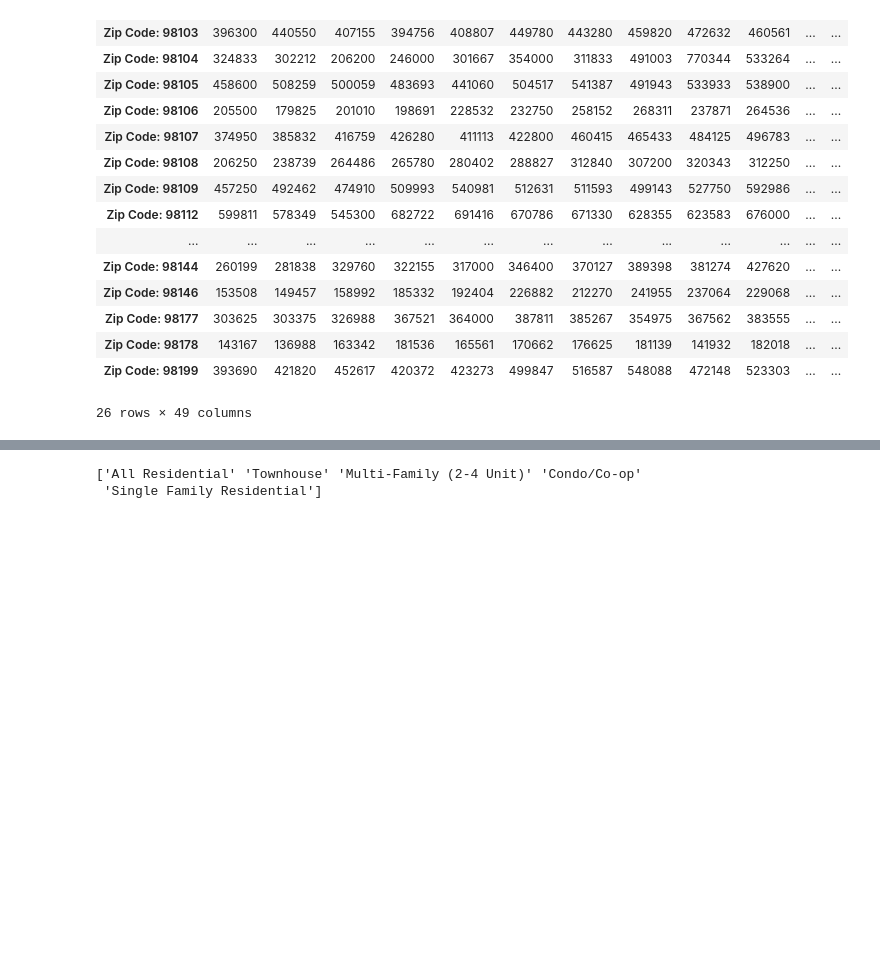
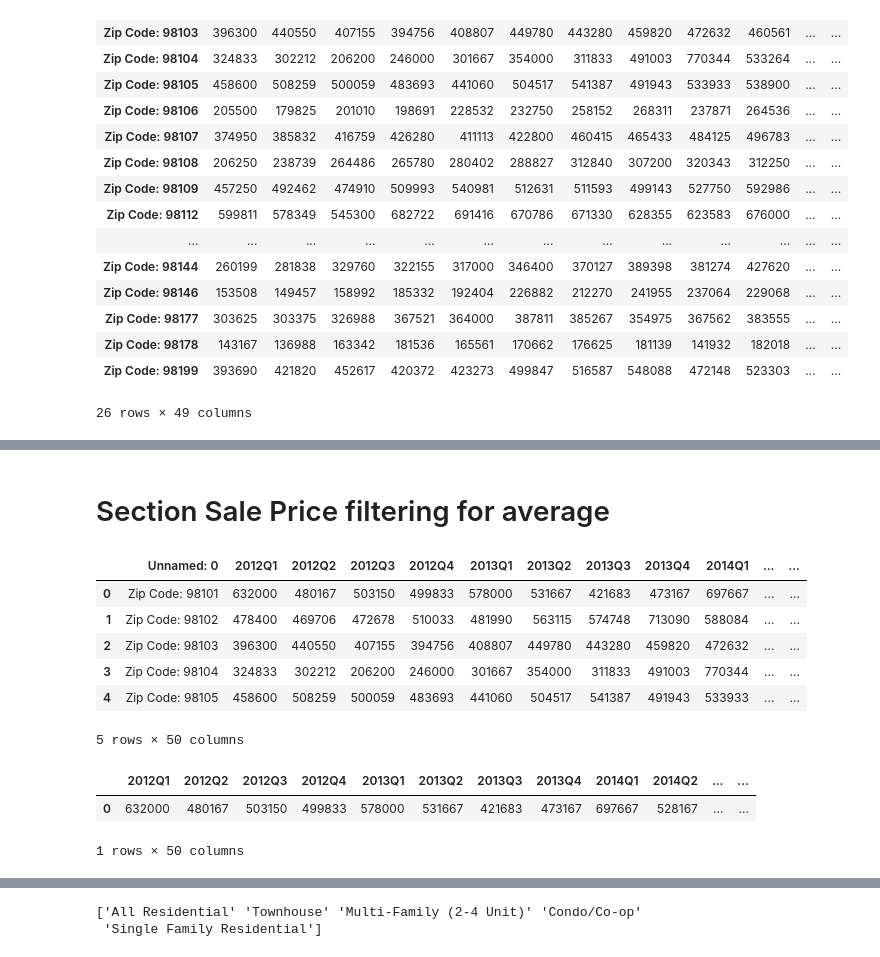
Before and after one commit to dylandevens/Housing_Project_rent_or_buy, a Jupyter notebook: Dylan/manipulation.ipynb, the cells around one changed output, grey strips where cells are left out. Drawn from its saved outputs; the diff is of its cells as text; code cells hidden in the pictures; blank space fills up the shorter version.

```diff
--- a/Dylan/manipulation.ipynb
+++ b/Dylan/manipulation.ipynb
@@ -485,0 +492,2 @@ mean_sales_df.to_csv("../data_sources/average_median_sale_price_by_quarter.csv",
+# %% [markdown]
+# Section Sale Price filtering for average
@@ -485,0 +496,12 @@ mean_sales_df.to_csv("../data_sources/average_median_sale_price_by_quarter.csv",
+# %%
+filepath_salepriceavg = "../data_frames/average_median_sale_price_by_quarter.csv"
+saleprice_avg = pd.read_csv(filepath_salepriceavg)
+saleprice_avg.head()
+# %% [output]
+|  | Unnamed: 0 | 2012Q1 | 2012Q2 | 2012Q3 | 2012Q4 | 2013Q1 | 2013Q2 | 2013Q3 | 2013Q4 | 2014Q1 | ... | ... |
+| 0 | Zip Code: 98101 | 632000 | 480167 | 503150 | 499833 | 578000 | 531667 | 421683 | 473167 | 697667 | ... | ... |
+| 1 | Zip Code: 98102 | 478400 | 469706 | 472678 | 510033 | 481990 | 563115 | 574748 | 713090 | 588084 | ... | ... |
+| 2 | Zip Code: 98103 | 396300 | 440550 | 407155 | 394756 | 408807 | 449780 | 443280 | 459820 | 472632 | ... | ... |
+| 3 | Zip Code: 98104 | 324833 | 302212 | 206200 | 246000 | 301667 | 354000 | 311833 | 491003 | 770344 | ... | ... |
+| 4 | Zip Code: 98105 | 458600 | 508259 | 500059 | 483693 | 441060 | 504517 | 541387 | 491943 | 533933 | ... | ... |
+5 rows × 50 columns
@@ -485,0 +512,6 @@ mean_sales_df.to_csv("../data_sources/average_median_sale_price_by_quarter.csv",
+# %%
+saleprice_avg.head(1)
+# %% [output]
+|  | 2012Q1 | 2012Q2 | 2012Q3 | 2012Q4 | 2013Q1 | 2013Q2 | 2013Q3 | 2013Q4 | 2014Q1 | 2014Q2 | ... | ... |
+| 0 | 632000 | 480167 | 503150 | 499833 | 578000 | 531667 | 421683 | 473167 | 697667 | 528167 | ... | ... |
+1 rows × 50 columns
```
Also changed, not shown: parts of 26 cells of this notebook, 2 other files.
